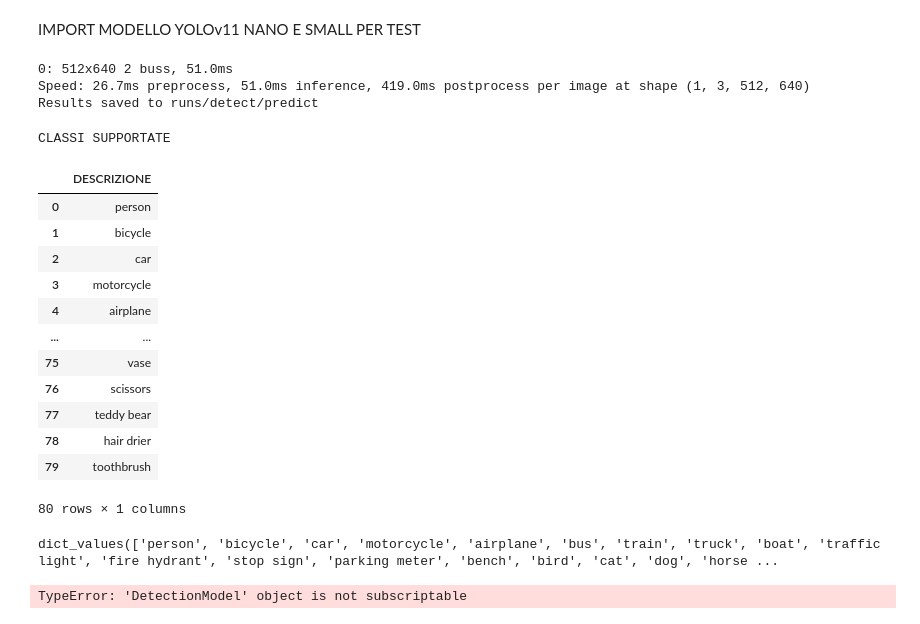
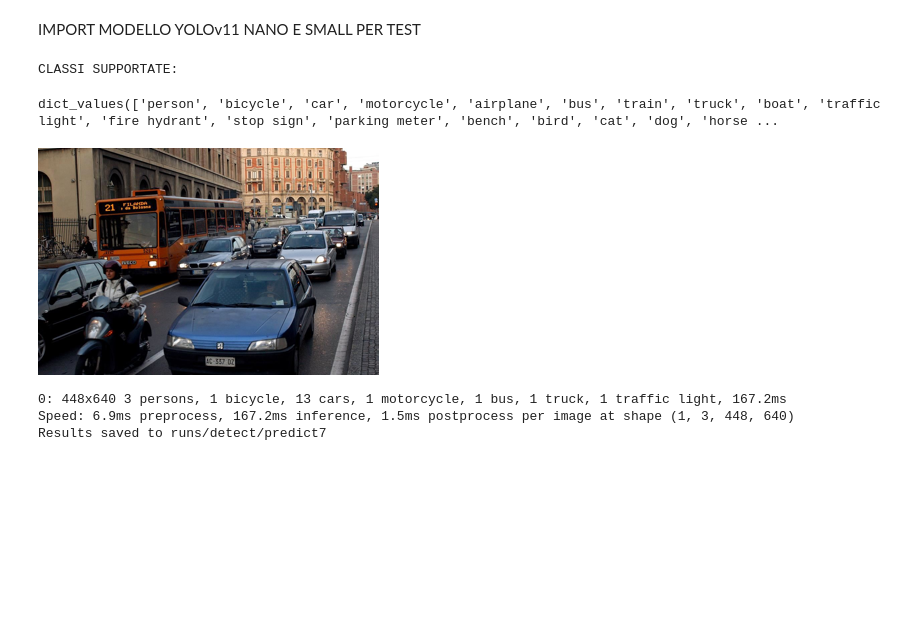
Before and after one commit to Matcap97/OBJECT_DETECTION, a Jupyter notebook: notebooks/OBJECT_DETECTION_YOLOv11.ipynb, the cells around one changed output. Saved outputs shown, nothing was run; the diff lists cells and outputs as text; code cells hidden in the pictures; blank space fills up the shorter version.

```diff
--- a/notebooks/OBJECT_DETECTION_YOLOv11.ipynb
+++ b/notebooks/OBJECT_DETECTION_YOLOv11.ipynb
@@ -31,40 +35,22 @@ IMPORT MODELLO YOLOv11 NANO E SMALL PER TEST
 # %%
 model_n = YOLO("./models/yolo11n.pt")
 model_s = YOLO("./models/yolo11s.pt")
+# %%
+print('CLASSI SUPPORTATE:')
+model_n.names.values()
+# %% [output]
+CLASSI SUPPORTATE:
+dict_values(['person', 'bicycle', 'car', 'motorcycle', 'airplane', 'bus', 'train', 'truck', 'boat', 'traffic light', 'fire hydrant', 'stop sign', 'parking meter', 'bench', 'bird', 'cat', 'dog', 'horse ...
 # %%
-im1 = Image.open("./immagini_test/bus.jpg")
+im1 = Image.open("./immagini_test/Bologna.jpg")
 new_size = (im1.width // 3, im1.height // 3)
 img_resized = im1.resize(new_size)
 img_resized
+# %% [output]
+[figure, added]
 # %%
-results = model_n.predict(source=im1, save=True)
+results = model_n.predict(source=im1, name='predict', save=True)
 # %% [output]
-0: 512x640 2 buss, 51.0ms
-Speed: 26.7ms preprocess, 51.0ms inference, 419.0ms postprocess per image at shape (1, 3, 512, 640)
-Results saved to runs/detect/predict
+0: 448x640 3 persons, 1 bicycle, 13 cars, 1 motorcycle, 1 bus, 1 truck, 1 traffic light, 167.2ms
+Speed: 6.9ms preprocess, 167.2ms inference, 1.5ms postprocess per image at shape (1, 3, 448, 640)
+Results saved to runs/detect/predict7
-# %%
-print('CLASSI SUPPORTATE')
-pd.DataFrame.from_dict(model_n.names,orient='index',columns=['DESCRIZIONE'])
-# %% [output]
-CLASSI SUPPORTATE
-|  | DESCRIZIONE |
-| 0 | person |
-| 1 | bicycle |
-| 2 | car |
-| 3 | motorcycle |
-| 4 | airplane |
-| ... | ... |
-| 75 | vase |
-| 76 | scissors |
-| 77 | teddy bear |
-| 78 | hair drier |
-| 79 | toothbrush |
-80 rows × 1 columns
-# %%
-model_n.names.values()
-# %% [output]
-dict_values(['person', 'bicycle', 'car', 'motorcycle', 'airplane', 'bus', 'train', 'truck', 'boat', 'traffic light', 'fire hydrant', 'stop sign', 'parking meter', 'bench', 'bird', 'cat', 'dog', 'horse ...
-# %%
-model_n.model[:8]
-# %% [output]
-TypeError: 'DetectionModel' object is not subscriptable
```
Also changed, not shown: parts of 10 cells of this notebook.
